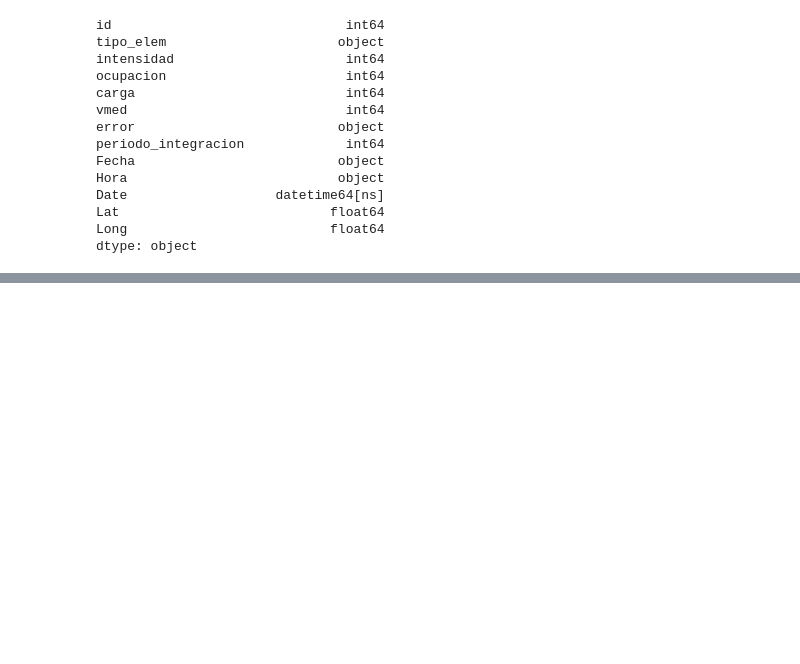
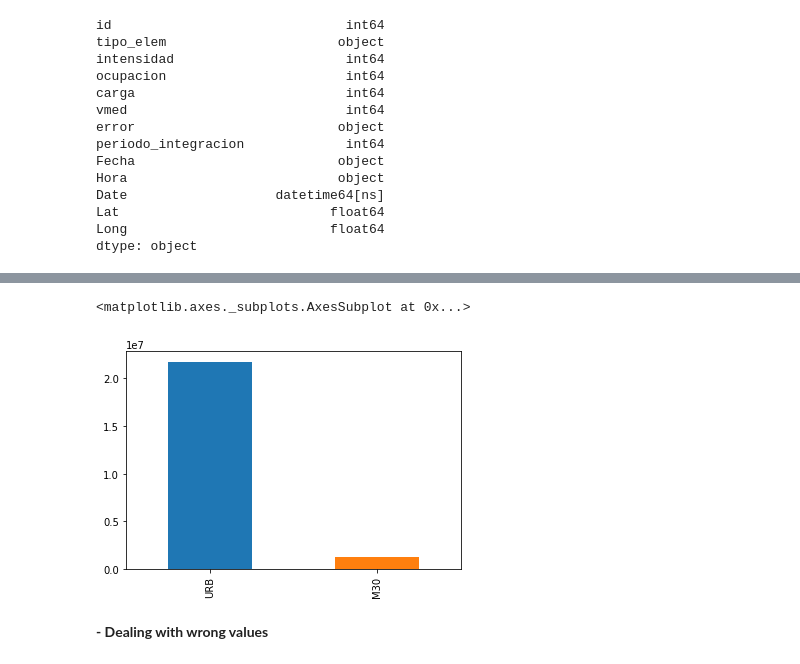
Before and after one commit to antoniobravo05/Data-Science-Master-project, a Jupyter notebook: Data Acquisition and Preparation.ipynb, the cells around one changed output, grey strips where cells are left out. Saved outputs shown, nothing was run; the diff lists cells and outputs as text; code cells hidden in the pictures; blank space fills up the shorter version.

```diff
--- a/Data Acquisition and Preparation.ipynb
+++ b/Data Acquisition and Preparation.ipynb
@@ -21,6 +21,7 @@ for file in os.listdir(source):
     df_aux = pd.read_csv(source+file,sep=';')
     df_list.append(df_aux)
 
-df = df.append([df for df in df_list],ignore_index=True)
+df = pd.concat(df_list, axis=0, ignore_index=True)
+#df = df.append([df for df in df_list],ignore_index=True)
 #df.to_csv('final.csv', index=False)
 # %% [output]
@@ -224,0 +244,3 @@ df_complete.shape
+# %%
+%%time
+df_complete=df_complete.dropna(axis=0)
@@ -224,0 +275,6 @@ df_complete.shape
+# %%
+def tp_uniform(tp):
+    if tp=='PUNTOS MEDIDA M-30':
+        return 'M30'
+    else:
+        return 'URB'
@@ -224,0 +284,3 @@ df_complete.shape
+# %%
+%%time
+df_complete['tipo_elem'] = df_complete['tipo_elem'].apply(tp_uniform)
@@ -224,0 +290,8 @@ df_complete.shape
+# %%
+# After applying the function. Histograms based on the categories.
+df_complete['tipo_elem'].value_counts().plot(kind='bar')
+# %% [output]
+<matplotlib.axes._subplots.AxesSubplot at 0x...>
+[figure, added]
+# %% [markdown]
+**- Dealing with wrong values**
```
Also changed, not shown: parts of 58 cells of this notebook.
